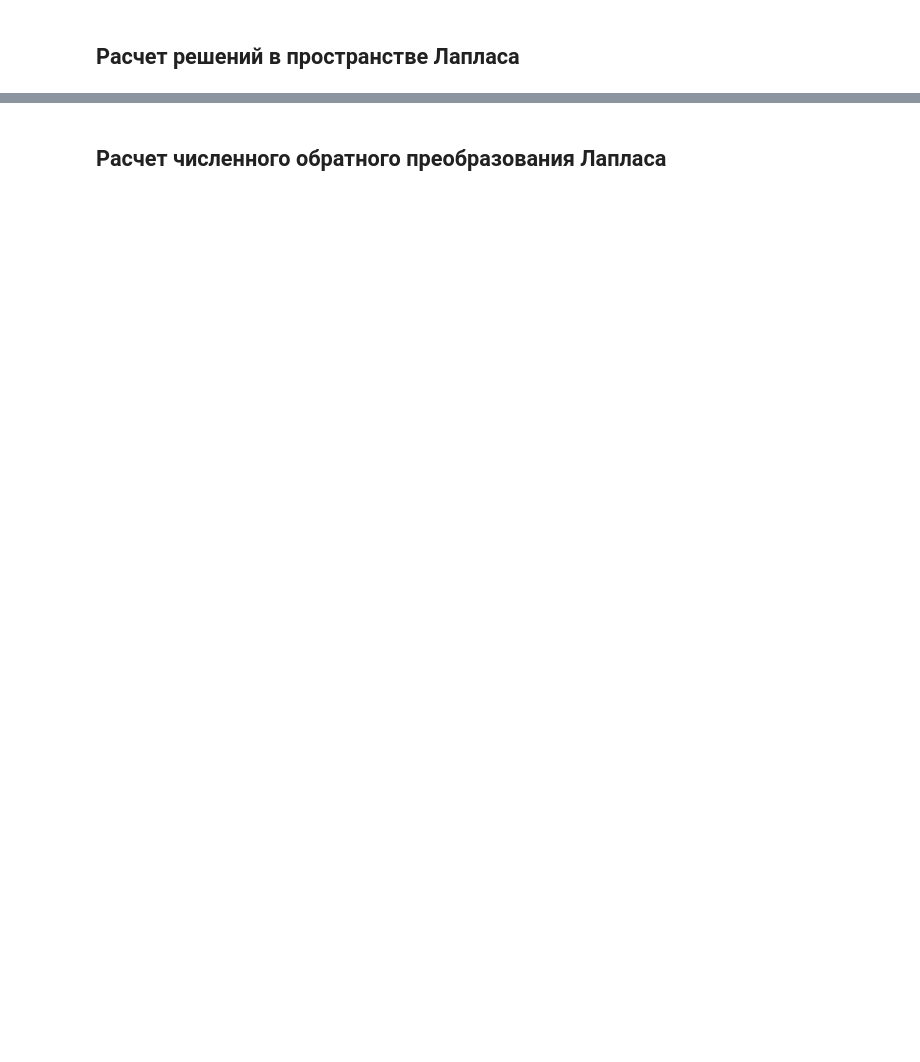
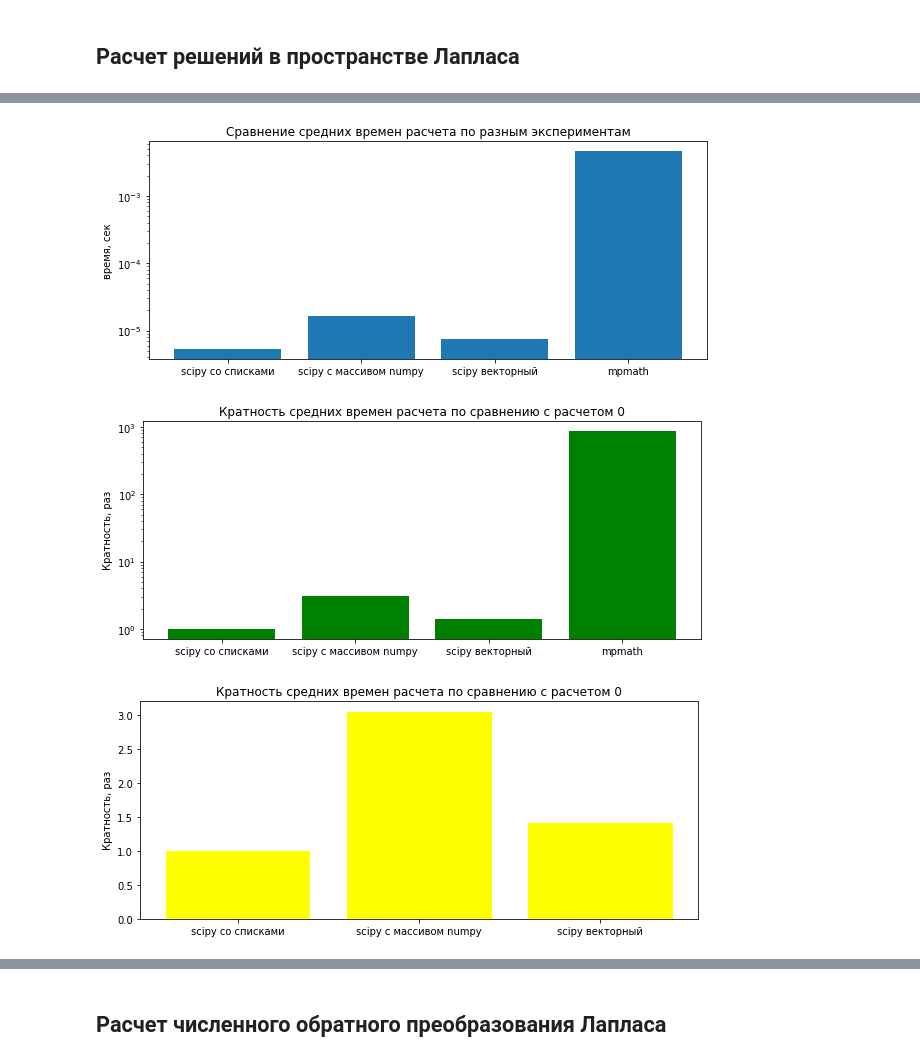
Before and after one commit to khabibullinra/welltest_examples, a Jupyter notebook: jupyter/00_некоторые_технические_эксперименты_по_расчетам.ipynb, the cells around one changed output, grey strips where cells are left out. Cells and saved outputs as stored; diff of their text form; code cells hidden in the pictures; blank space fills up the shorter version.

Commit message:
добавлены примеры по расчету обратного преобразования Лапласа для разных функций поправлено описание для скина и послепритока и мелкие исправления в других местах

```diff
--- a/jupyter/00_некоторые_технические_эксперименты_по_расчетам.ipynb
+++ b/jupyter/00_некоторые_технические_эксперименты_по_расчетам.ipynb
@@ -135,5 +184,51 @@ def pd_lapl_mpmath(s, rd=1):
 def pd_lapl_scipy(s, rd=1):
   return 1/s * sc.kn(0, rd*s**0.5)
 # %%
-%timeit [pd_lapl_mpmath(si) for si in [1,2,3]]
+t_list = []
+index_list =[]
+
+# Запуск расчета
+
+
+print('Расчет с использованием scipy со списками')
+t_scipy_0 = %timeit -o [pd_lapl_scipy(si) for si in [1,2,3]]
+index_list.append('scipy со списками')
+t_list.append(t_scipy_0.average)
+
+print('Расчет с использованием scipy с массивом numpy')
+t_scipy_1 = %timeit -o [pd_lapl_scipy(si) for si in np.array([1,2,3])]
+index_list.append('scipy с массивом numpy')
+t_list.append(t_scipy_1.average)
+
+print('Расчет с использованием scipy векторный')
+t_scipy_2 = %timeit -o pd_lapl_scipy(np.array([1,2,3]))
+index_list.append('scipy векторный')
+t_list.append(t_scipy_2.average)
+
+print('Расчет с использованием mpmath')
+t_mpmath = %timeit -o [pd_lapl_mpmath(si) for si in [1,2,3]]
+index_list.append('mpmath')
+t_list.append(t_mpmath.average)
+
+plt.rcParams["figure.figsize"] = (10,4)
+
+plt.bar(index_list, t_list)
+plt.title("Сравнение средних времен расчета по разным экспериментам")
+plt.ylabel('время, сек')
+plt.yscale('log')
+plt.show()
+
+t_list = np.array(t_list)
+plt.bar(index_list, t_list/t_list[0], color='green')
+plt.title("Кратность средних времен расчета по сравнению с расчетом 0")
+plt.ylabel('Кратность, раз')
+plt.yscale('log')
+plt.show()
+
+# интересно посмотреть сравнение только для scipy вызовов, где все относительно быстро
+t_list = np.array(t_list)
+plt.bar(index_list[:-1], (t_list/t_list[0])[:-1], color='yellow')
+plt.title("Кратность средних времен расчета по сравнению с расчетом 0")
+plt.ylabel('Кратность, раз')
+plt.show()
 # %% [output]
@@ -140,0 +243,3 @@ def pd_lapl_scipy(s, rd=1):
+[figure, added]
+[figure, added]
+[figure, added]
```
Also changed, not shown: parts of 21 cells of this notebook, 4 other files.
